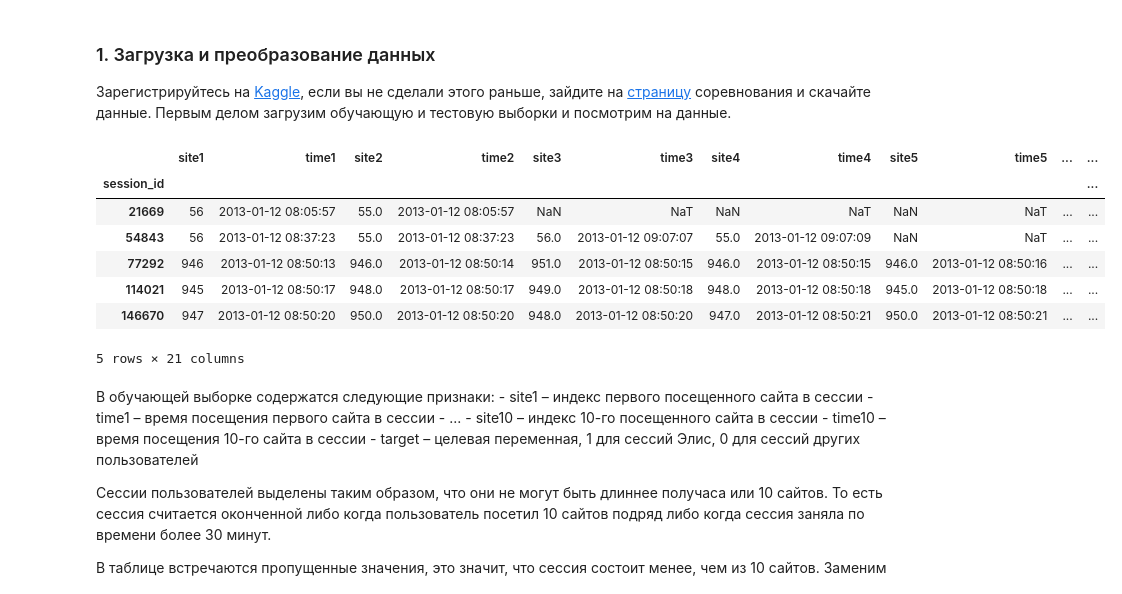
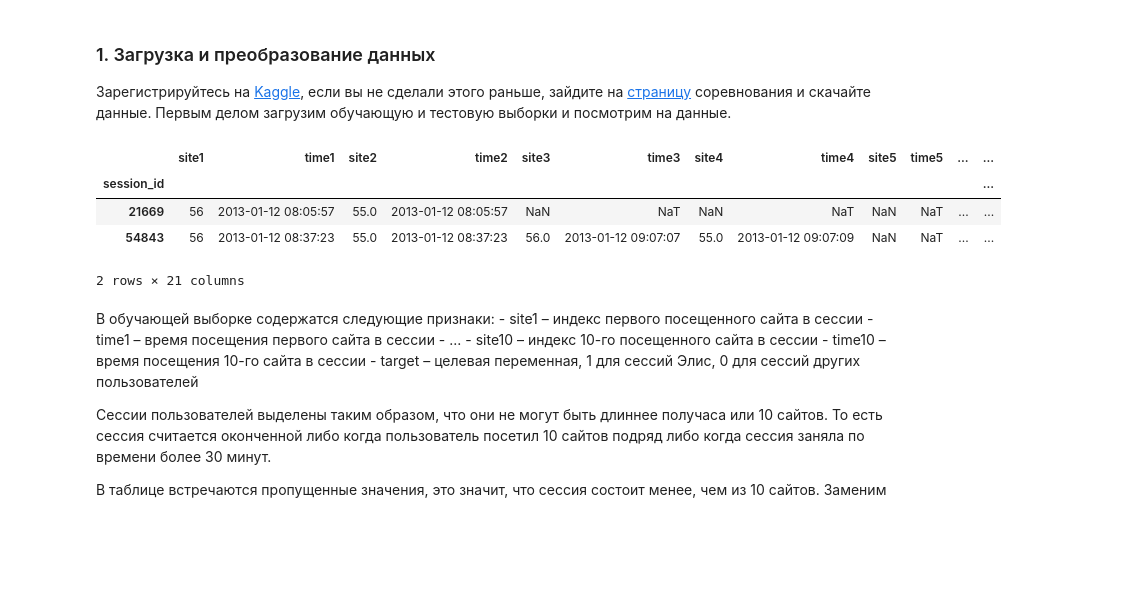
Before and after one commit to kremenevskiy/kaggle-competitions, a Jupyter notebook: catch-me-if-you-can-Alice/catch_me_if_you_can_Alice.ipynb, the cells around one changed output. Saved outputs shown, nothing was run; the diff lists cells and outputs as text; code cells hidden in the pictures; blank space fills up the shorter version.

```diff
--- a/catch-me-if-you-can-Alice/catch_me_if_you_can_Alice.ipynb
+++ b/catch-me-if-you-can-Alice/catch_me_if_you_can_Alice.ipynb
@@ -33,29 +32,21 @@ from matplotlib import pyplot as plt
 ### 1. Загрузка и преобразование данных
 Зарегистрируйтесь на [Kaggle](www.kaggle.com), если вы не сделали этого раньше, зайдите на [страницу](https://inclass.kaggle.com/c/catch-me-if-you-can-intruder-detection-through-webpage-session-tracking2) соревнования и скачайте данные. Первым делом загрузим обучающую и тестовую выборки и посмотрим на данные.
 # %%
-# загрузим обучающую и тестовую выборки
-train_df = pd.read_csv("data/train_sessions.csv", index_col="session_id")
-test_df = pd.read_csv("data/test_sessions.csv", index_col="session_id")
-
-# приведем колонки time1, ..., time10 к временному формату
 times = ["time%s" % i for i in range(1, 11)]
-train_df[times] = train_df[times].apply(pd.to_datetime)
-test_df[times] = test_df[times].apply(pd.to_datetime)
+train_df = pd.read_csv("data/train_sessions.csv", index_col="session_id", parse_dates=times)
+test_df = pd.read_csv("data/test_sessions.csv", index_col="session_id", parse_dates=times)
 
 # отсортируем данные по времени
 train_df = train_df.sort_values(by="time1")
 
 # посмотрим на заголовок обучающей выборки
-train_df.head()
+train_df.head(2)
 # %% [output]
 |  | site1 | time1 | site2 | time2 | site3 | time3 | site4 | time4 | site5 | time5 | ... | ... |
 | session_id |  |  |  |  |  |  |  |  |  |  |  | ... |
 | 21669 | 56 | 2013-01-12 08:05:57 | 55.0 | 2013-01-12 08:05:57 | NaN | NaT | NaN | NaT | NaN | NaT | ... | ... |
 | 54843 | 56 | 2013-01-12 08:37:23 | 55.0 | 2013-01-12 08:37:23 | 56.0 | 2013-01-12 09:07:07 | 55.0 | 2013-01-12 09:07:09 | NaN | NaT | ... | ... |
-| 77292 | 946 | 2013-01-12 08:50:13 | 946.0 | 2013-01-12 08:50:14 | 951.0 | 2013-01-12 08:50:15 | 946.0 | 2013-01-12 08:50:15 | 946.0 | 2013-01-12 08:50:16 | ... | ... |
-| 114021 | 945 | 2013-01-12 08:50:17 | 948.0 | 2013-01-12 08:50:17 | 949.0 | 2013-01-12 08:50:18 | 948.0 | 2013-01-12 08:50:18 | 945.0 | 2013-01-12 08:50:18 | ... | ... |
-| 146670 | 947 | 2013-01-12 08:50:20 | 950.0 | 2013-01-12 08:50:20 | 948.0 | 2013-01-12 08:50:20 | 947.0 | 2013-01-12 08:50:21 | 950.0 | 2013-01-12 08:50:21 | ... | ... |
-5 rows × 21 columns
+2 rows × 21 columns
 # %% [markdown]
 В обучающей выборке содержатся следующие признаки:
     - site1 – индекс первого посещенного сайта в сессии
```
Also changed, not shown: parts of 16 cells of this notebook.
